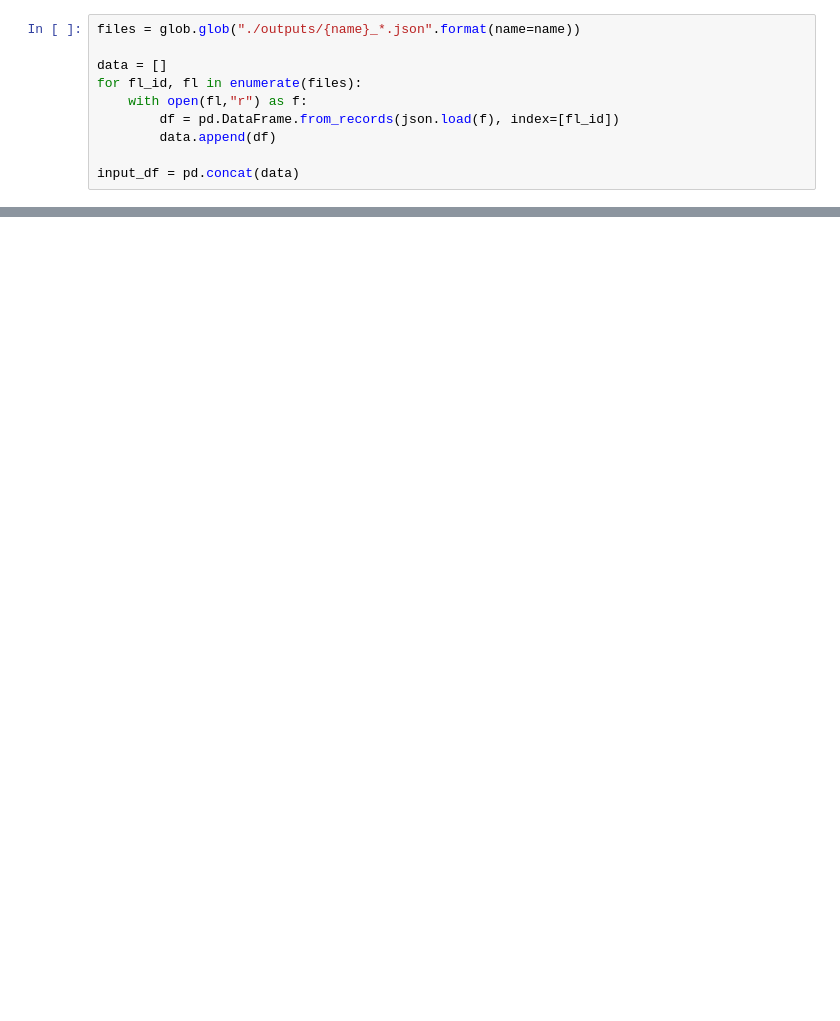
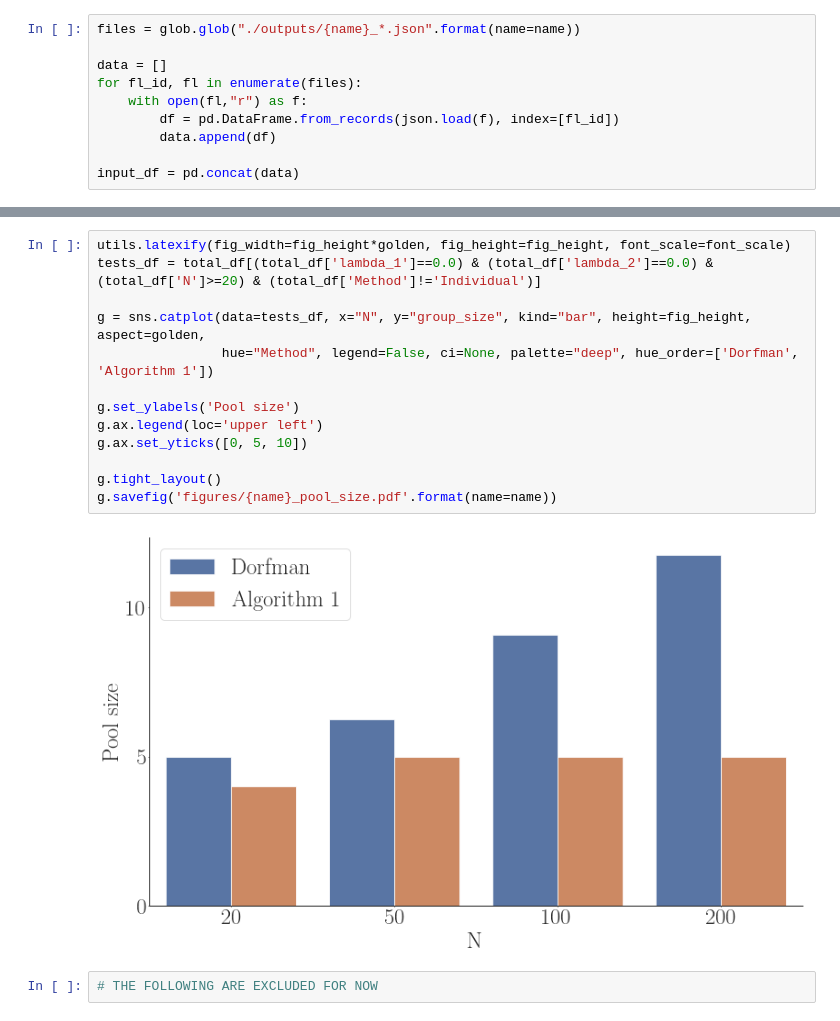
Before and after one commit to Networks-Learning/pooled-testing, a Jupyter notebook: notebooks/score_vs_N.ipynb, the cells around one changed output, grey strips where cells are left out. Saved outputs shown, nothing was run; the diff lists cells and outputs as text; blank space fills up the shorter version.

```diff
--- a/notebooks/score_vs_N.ipynb
+++ b/notebooks/score_vs_N.ipynb
@@ -58,2 +81,19 @@ total_df = total_df.replace({'dorfman': 'Dorfman', 'individual': 'Individual', '
+# %%
+utils.latexify(fig_width=fig_height*golden, fig_height=fig_height, font_scale=font_scale)
+tests_df = total_df[(total_df['lambda_1']==0.0) & (total_df['lambda_2']==0.0) & (total_df['N']>=20) & (total_df['Method']!='Individual')]
+
+g = sns.catplot(data=tests_df, x="N", y="group_size", kind="bar", height=fig_height, aspect=golden,
+                hue="Method", legend=False, ci=None, palette="deep", hue_order=['Dorfman', 'Algorithm 1'])
+
+g.set_ylabels('Pool size')
+g.ax.legend(loc='upper left')
+g.ax.set_yticks([0, 5, 10])
+
+g.tight_layout()
+g.savefig('figures/{name}_pool_size.pdf'.format(name=name))
+# %% [output]
+[figure, added]
+# %%
+# THE FOLLOWING ARE EXCLUDED FOR NOW
 # %%
 utils.latexify(fig_width=10, fig_height=7, font_scale=3)
```
Also changed, not shown: parts of 8 cells of this notebook, 2 other files.
